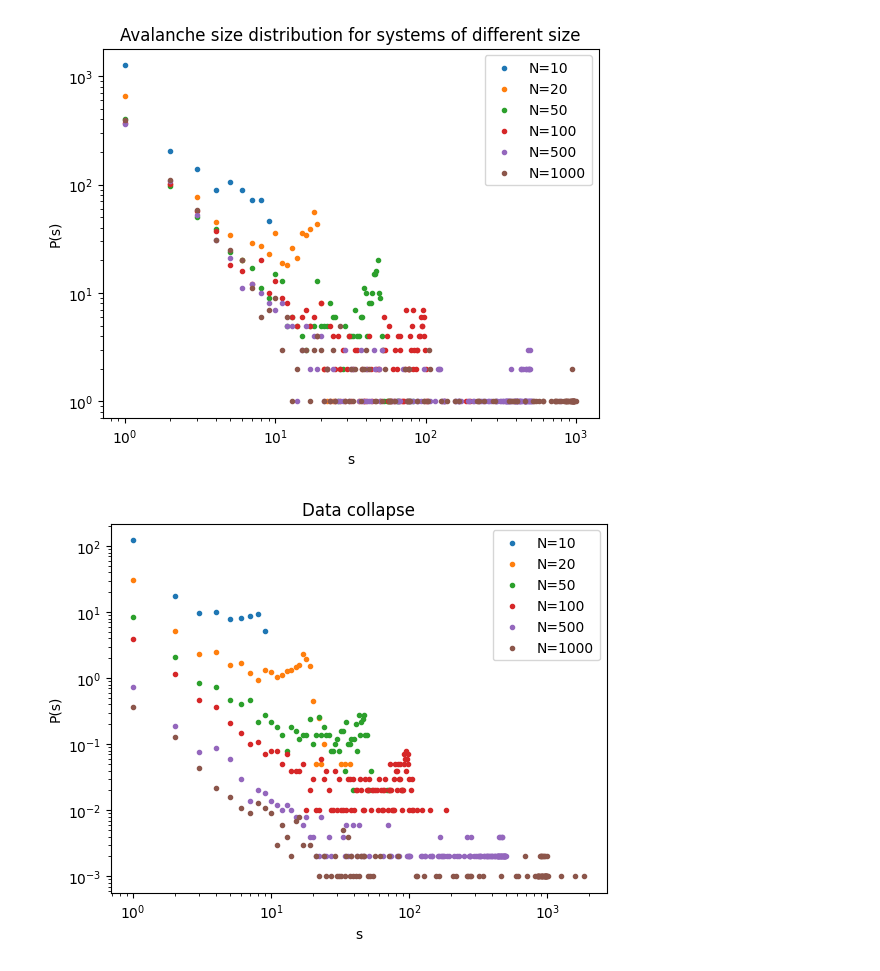
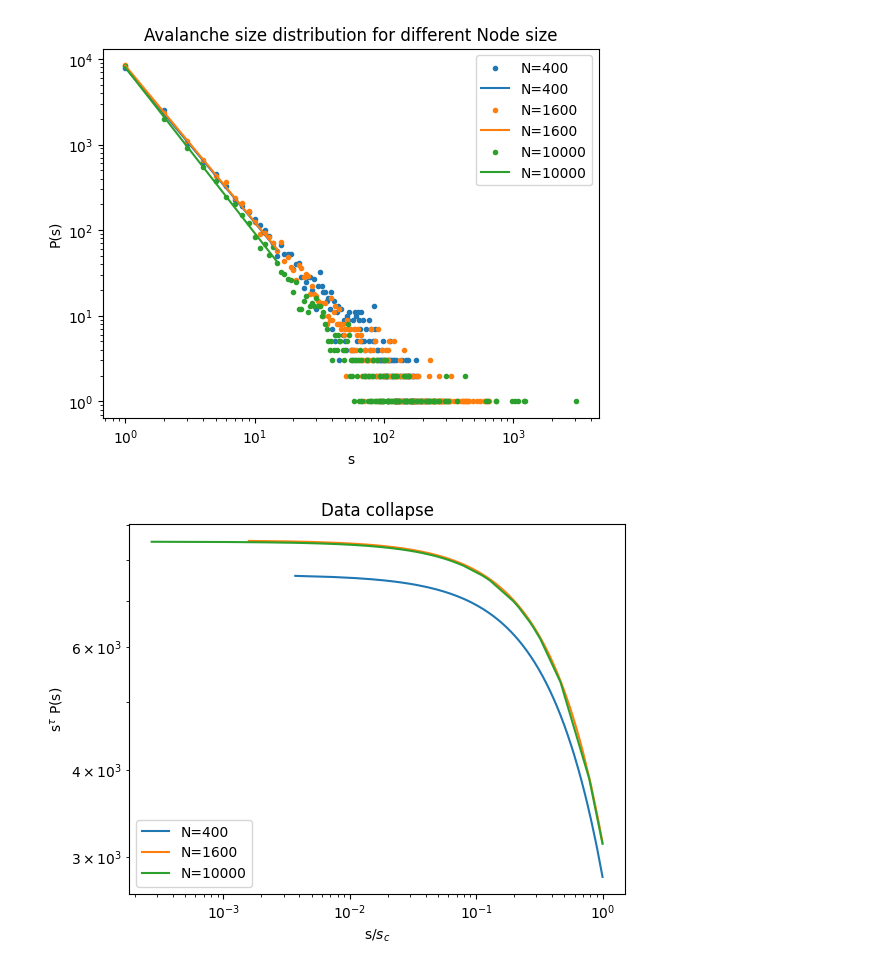
Before and after one commit to rkoevoets/complex-system-simulation, a Jupyter notebook: Barabasi-Albert_model.ipynb, the cells around one changed output. Drawn from its saved outputs; the diff is of its cells as text; code cells hidden in the pictures.

```diff
--- a/Barabasi-Albert_model.ipynb
+++ b/Barabasi-Albert_model.ipynb
@@ -327,44 +111,88 @@ if __name__ == '__main__':
 # %%
 #4. Avalanche size distribution for varying Node numbers ()
 if __name__ == '__main__':
-    N = [10,20,50,100,500,1000]
+    N = [400,1600,10000] #Keep in mind the problem with N=5000
 
-    plt.title("Avalanche size distribution for systems of different size")
+    plt.title("Avalanche size distribution for different Node size")
     for i in range(len(N)): #go through the list to get different N
 
         #Extract Data
-        model = NeuronModel(N[i],5)
-        data, clustering_coeff, avg_degree = model.run(10000)
+        ba_network = nx.barabasi_albert_graph(N[i],m=2, seed=None, initial_graph=None)
+        ba_network.add_node(-1)  # Adding the sink node
+
+        p = 0.5  # Probability of adding an edge to the sink
+
+        # Iterate over each node (not the sink node)
+        for node in ba_network.nodes():
+            if node != -1:
+                if np.random.random() < p:
+                    ba_network.add_edge(node, -1)
+
+        model = NeuronModel(ba_network, sample_delay=10000, start_filled=False)
+        data = np.array(model.run(50000))
         values, counts = np.unique(data, return_counts=True)
+
+
+        # Perform the fit on log-transformed data
+        log_values = np.log10(values[0:15])
+        log_counts = np.log10(counts[0:15])
+
+        param, param_cov = curve_fit(lin_fit, log_values, log_counts)
+        #print("exponent =", param[0])
+
+        #Generate the fit values
+        fit_values = param[0] * np.log10(values) + param[1]
 
         #Plot avalanche distribution for specific N
         plt.scatter(values, counts, marker='.',label="N="+str(N[i]))
+        plt.plot(values[0:15], np.power(10, fit_values[0:15])*np.exp(-values[0:15]/max(values)),label="N="+str(N[i]))
         plt.xscale("log")
         plt.yscale("log")
         plt.xlabel("s")
         plt.ylabel("P(s)")
         plt.legend()
-#plt.savefig("")
+    plt.savefig("BA_N")
     plt.show()
 
 #5. Avalanche size distribution with data collapse
     plt.title("Data collapse")
     for i in range(len(N)):
 
         #Extract Data
-        model = NeuronModel(N[i],5)
-        data, clustering_coeff, avg_degree = model.run(10000)
+        ba_network = nx.barabasi_albert_graph(N[i],m=2, seed=None, initial_graph=None)
+        ba_network.add_node(-1)  # Adding the sink node
+
+        p = 0.5  # Probability of adding an edge to the sink
+
+        # Iterate over each node (not the sink node)
+        for node in ba_network.nodes():
+            if node != -1:
+                if np.random.random() < p:
+                    ba_network.add_edge(node, -1)
+
+        model = NeuronModel(ba_network, sample_delay=10000, start_filled=False)
+        data = np.array(model.run(50000))
         values, counts = np.unique(data, return_counts=True)
 
+        # Perform the fit on log-transformed data
+        log_values = np.log10(values[0:10])
+        log_counts = np.log10(counts[0:10])
+        param, param_cov = curve_fit(lin_fit, log_values, log_counts)
+        #print("exponent =", param[0])
+
+        #Generate the fit values
+        fit_values = param[0] * np.log10(values) + param[1]
         #Plot avalanche distribution collapse
-        plt.scatter(values, counts/N[i], marker='.',label="N="+str(N[i]))
+
+        #plt.scatter(values/N[i], counts, marker='.',label="N="+str(N[i]))
+        plt.plot(values/max(values),(values**-param[0])*(np.power(10, fit_values)*np.exp(-values/max(values))),label="N="+str(N[i]))
         plt.xscale("log")
         plt.yscale("log")
-        plt.xlabel("s")
-        plt.ylabel("P(s)")
+        plt.xlabel(r"s/$s_c$")
+        plt.ylabel(r"s$^\tau$ P(s)")
         plt.legend()
-#plt.savefig("")
+    plt.savefig("Data collapse")
     plt.show()
 # %% [output]
-[figure, old version]
+[figure, new version]
-[figure, old version]
+[figure, new version]
```
Also changed, not shown: parts of 5 cells of this notebook.
